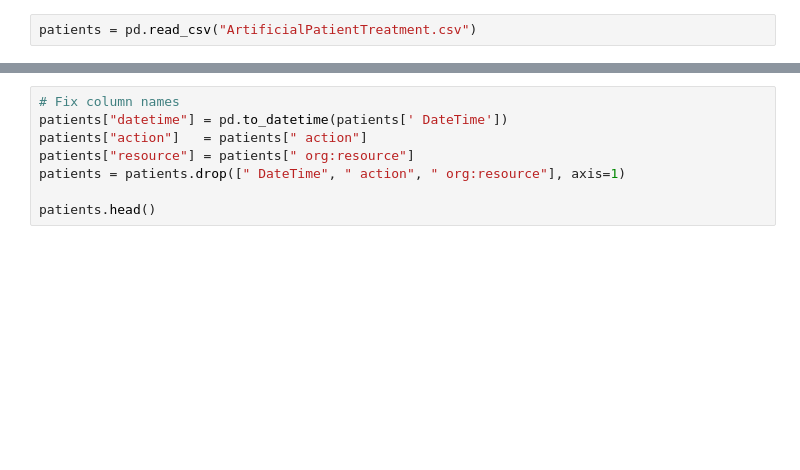
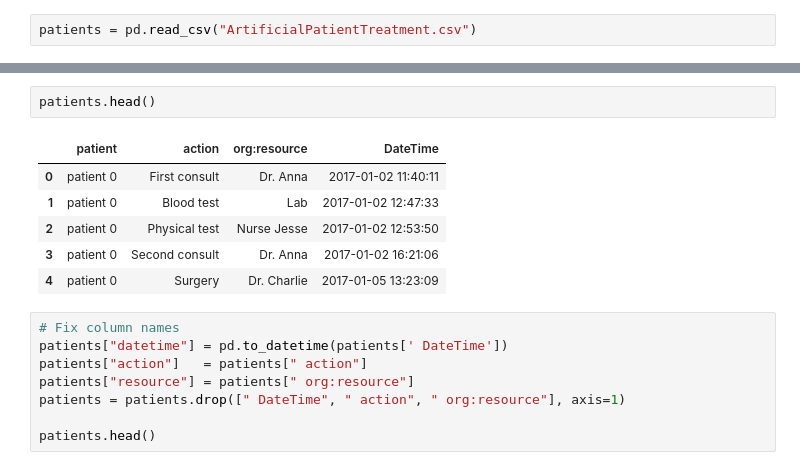
Before and after one commit to sentongo-web/FINAL-PROJECT-DATA-MINING, a Jupyter notebook: artificial_patient.ipynb, the cells around one changed output, grey strips where cells are left out. Saved outputs shown, nothing was run; the diff lists cells and outputs as text; blank space fills up the shorter version.

```diff
--- a/artificial_patient.ipynb
+++ b/artificial_patient.ipynb
@@ -12,3 +43,12 @@ patients = pd.read_csv("ArtificialPatientTreatment.csv")
+# %%
+patients.head()
+# %% [output]
+|  | patient | action | org:resource | DateTime |
+| 0 | patient 0 | First consult | Dr. Anna | 2017-01-02 11:40:11 |
+| 1 | patient 0 | Blood test | Lab | 2017-01-02 12:47:33 |
+| 2 | patient 0 | Physical test | Nurse Jesse | 2017-01-02 12:53:50 |
+| 3 | patient 0 | Second consult | Dr. Anna | 2017-01-02 16:21:06 |
+| 4 | patient 0 | Surgery | Dr. Charlie | 2017-01-05 13:23:09 |
 # %%
 # Fix column names
 patients["datetime"] = pd.to_datetime(patients[' DateTime'])
```
Also changed, not shown: parts of 23 cells of this notebook, 1 other file.
